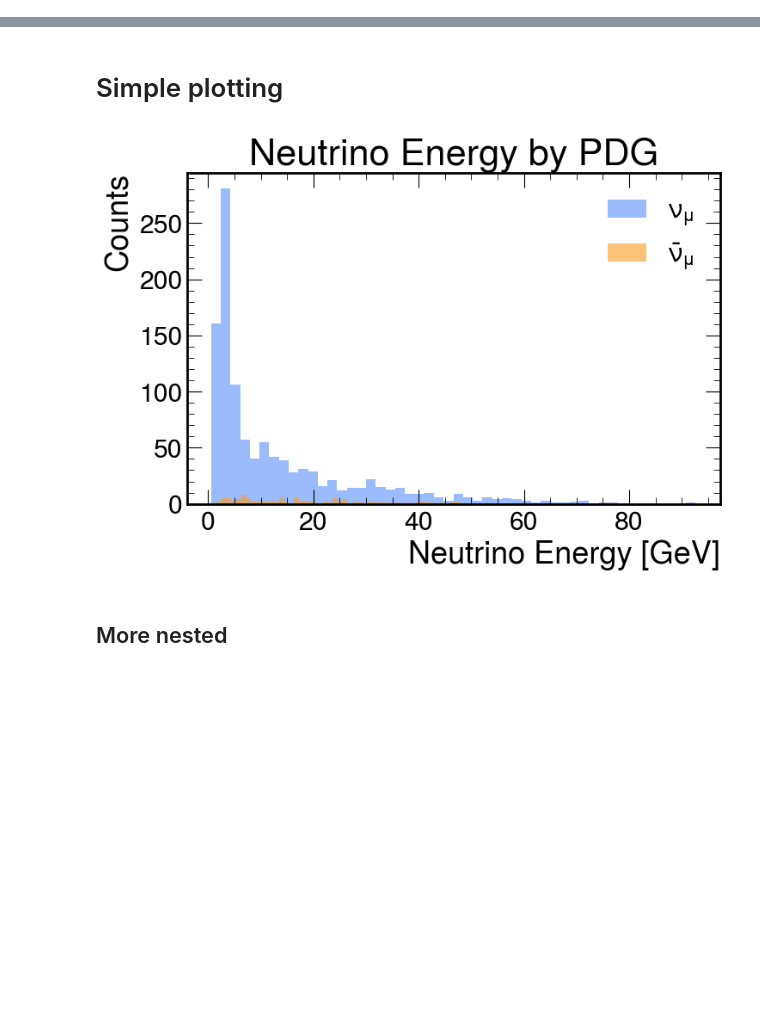
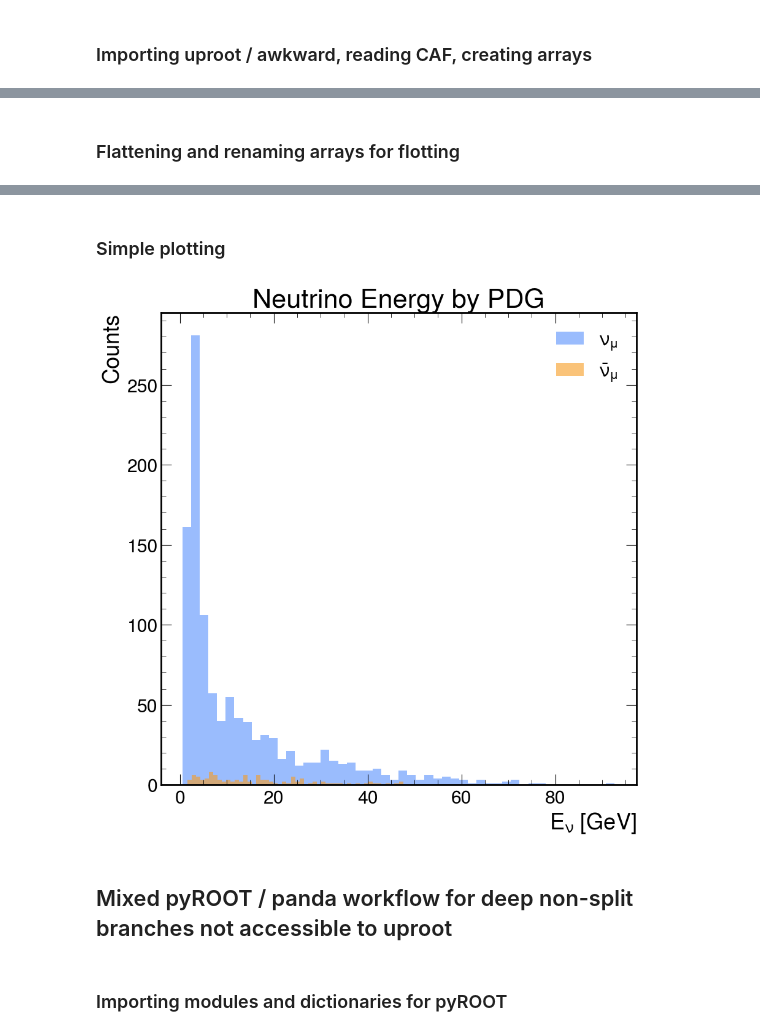
Before and after one commit to DUNE/duneanasel, a Jupyter notebook: examples/simple_file_reading/uproot_file_reading.ipynb, the cells around one changed output, grey strips where cells are left out. Drawn from its saved outputs; the diff is of its cells as text; code cells hidden in the pictures; blank space fills up the shorter version.

```diff
--- a/examples/simple_file_reading/uproot_file_reading.ipynb
+++ b/examples/simple_file_reading/uproot_file_reading.ipynb
@@ -1,3 +11,5 @@
+# %% [markdown]
+### Importing uproot / awkward, reading CAF, creating arrays
 # %%
 import uproot
 from uproot.interpretation import objects, jagged, numerical
@@ -53,6 +61,8 @@ rec/nd/nd.shwmatch.extrap/nd.shwmatch.extrap.shw.direction.x
 rec/nd/nd.shwmatch.extrap/nd.shwmatch.extrap.shw.direction.y
 rec/nd/nd.shwmatch.extrap/nd.shwmatch.extrap.shw.direction.z
 rec/nd/nd.shwmatch.extrap/nd.shwmatch.extrap.shw.Evis
+# %% [markdown]
+### Flattening and renaming arrays for flotting
 # %%
 renamed_arrays = ak.zip({
     "nu_energy": arrays["rec/mc/mc.nu/mc.nu.E"],
@@ -81,25 +91,25 @@ Spill 0:
    {nu_energy: 12.9, nu_pdg: 14}
    {nu_energy: 41.2, nu_pdg: 14}
 # %% [markdown]
-# Simple plotting
+### Simple plotting
 # %%
 flat_nu = ak.flatten(renamed_arrays)
 
 mu_nu = flat_nu[flat_nu.nu_pdg == 14]
 antimu_nu = flat_nu[flat_nu.nu_pdg == -14]
 
-plt.figure(figsize=(8,5))
-
 plt.hist(ak.to_numpy(mu_nu.nu_energy), bins=50, alpha=0.6, label=r'$\nu_\mu$')
 plt.hist(ak.to_numpy(antimu_nu.nu_energy), bins=50, alpha=0.6, label=r'$\bar{\nu}_\mu$')
 
-plt.xlabel("Neutrino Energy [GeV]")
+plt.xlabel(r"$E_{\nu}$ [GeV]")
 plt.ylabel("Counts")
 plt.legend()
 plt.title("Neutrino Energy by PDG")
 plt.show()
 # %% [output]
-[figure, old version]
+[figure, new version]
 # %% [markdown]
-## More nested
+## Mixed pyROOT / panda workflow for deep non-split branches not accessible to uproot
+# %% [markdown]
+### Importing modules and dictionaries for pyROOT
 # %%
```
Also changed, not shown: parts of 10 cells of this notebook, 1 other file.
